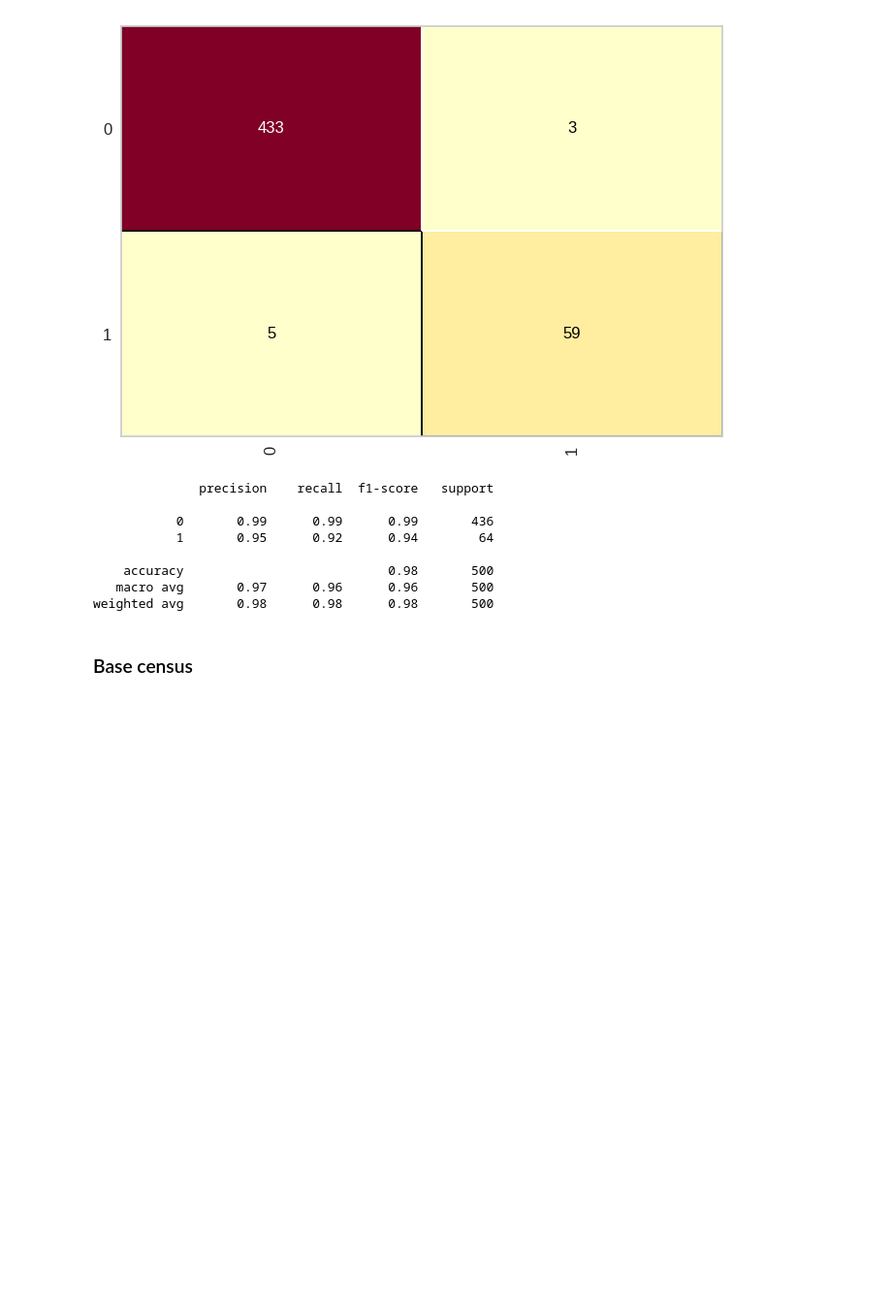
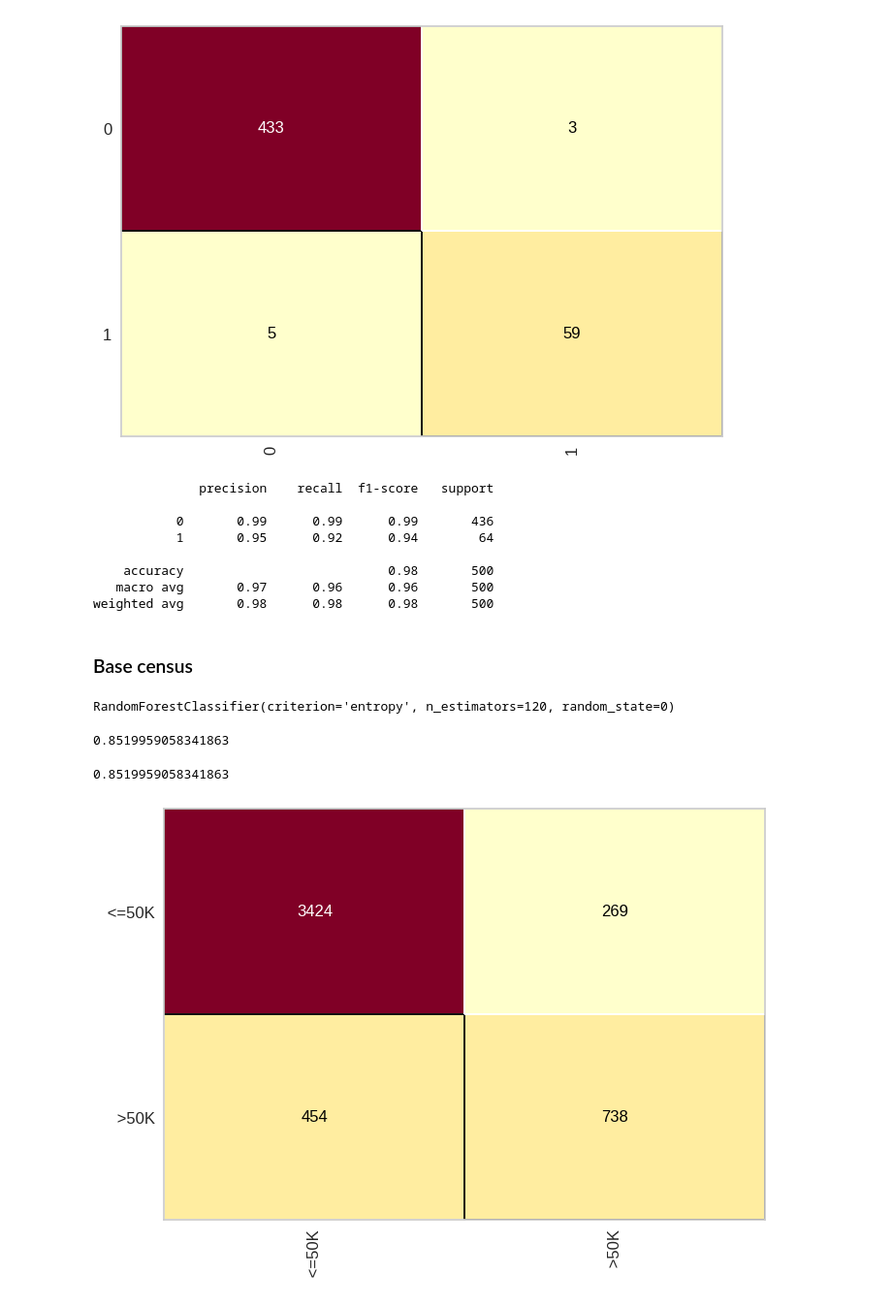
Before and after one commit to Joao-Inacio/Machine-Learning-e-Data-Science-com-Python, a Jupyter notebook: 0.3-aprendizagem-por-arvores-de-decisao/arvores.ipynb, the cells around one changed output. Shown at 97% size. Saved outputs shown, nothing was run; the diff lists cells and outputs as text; code cells hidden in the pictures; blank space fills up the shorter version.

Commit message:
Random forest - Base census

```diff
--- a/0.3-aprendizagem-por-arvores-de-decisao/arvores.ipynb
+++ b/0.3-aprendizagem-por-arvores-de-decisao/arvores.ipynb
@@ -212,3 +212,20 @@ print(classification_report(y_credito_test, privisoes))
 weighted avg       0.98      0.98      0.98       500
 # %% [markdown]
 ### Base census
+# %%
+random_forest_census = RandomForestClassifier(n_estimators=120, criterion='entropy', random_state=0)
+random_forest_census.fit(X_census_train, y_census_train)
+# %% [output]
+RandomForestClassifier(criterion='entropy', n_estimators=120, random_state=0)
+# %%
+previsoes = random_forest_census.predict(X_census_test)
+accuracy_score(y_census_test, previsoes)
+# %% [output]
+0.8519959058341863
+# %%
+cm = ConfusionMatrix(random_forest_census, force_model=True)
+cm.fit(X_census_train, y_census_test)
+cm.score(X_census_test, y_census_test)
+# %% [output]
+0.8519959058341863
+[figure, added]
```
Also changed, not shown: parts of 1 cell of this notebook.
